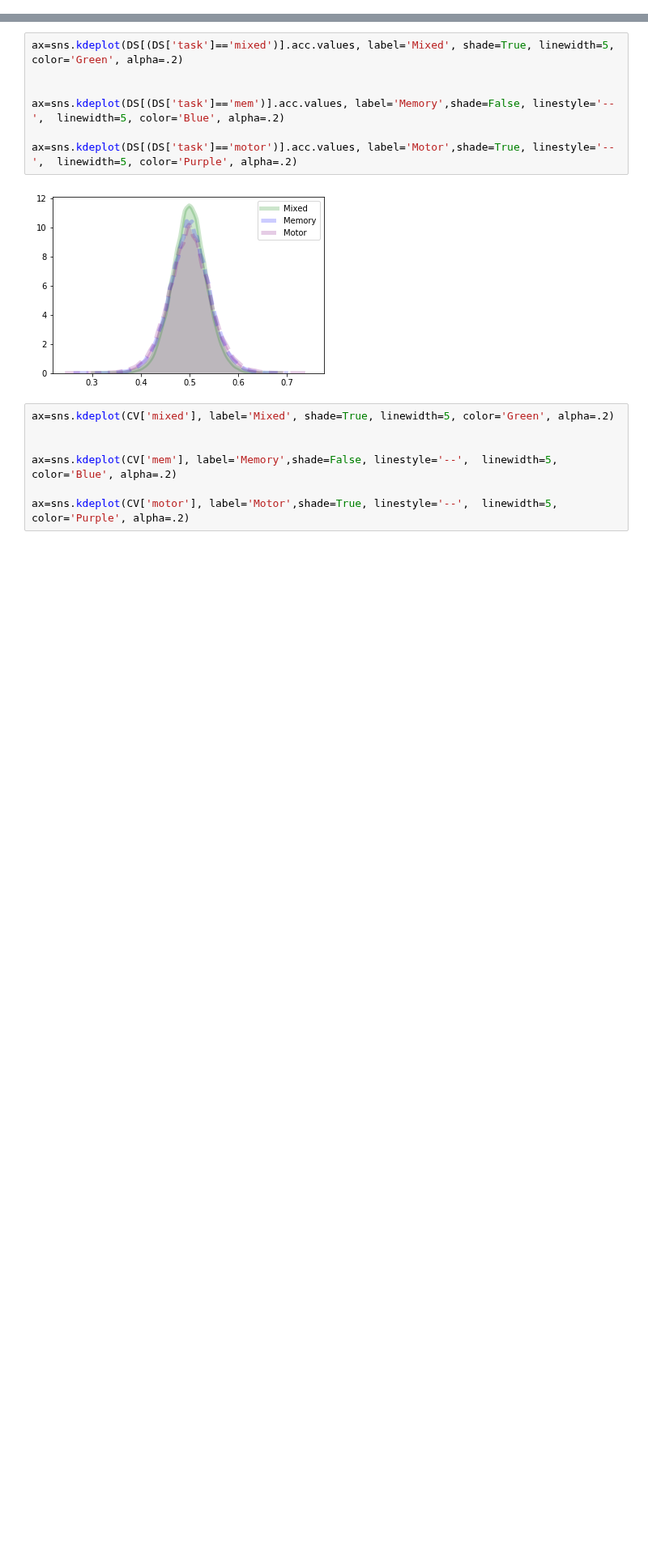
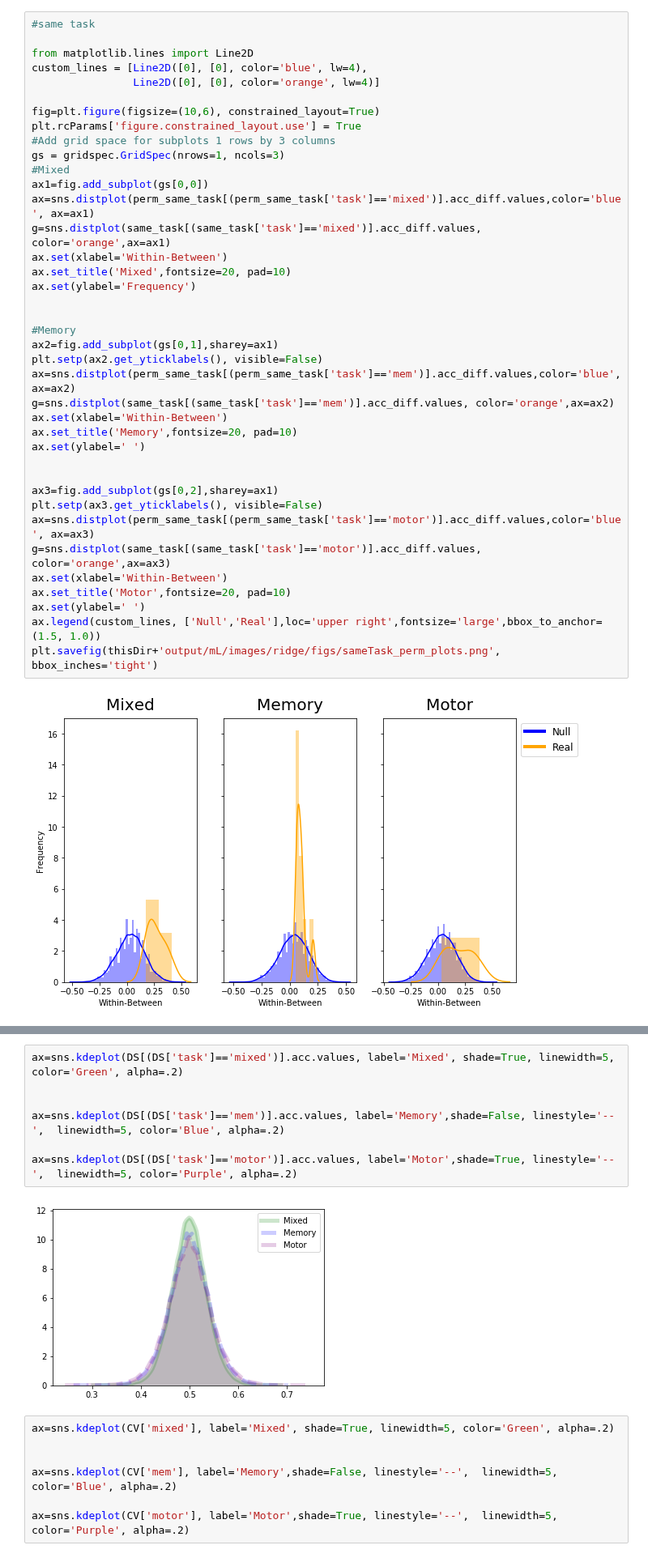
Before and after one commit to GrattonLab/MSC_Alexis, a Jupyter notebook: analysis/code/mL_rsfMRI/supplemental_exploration/perm_stats.ipynb, the cells around one changed output, grey strips where cells are left out. Shown at 81% size. Drawn from its saved outputs; the diff is of its cells as text; blank space fills up the shorter version.

```diff
--- a/analysis/code/mL_rsfMRI/supplemental_exploration/perm_stats.ipynb
+++ b/analysis/code/mL_rsfMRI/supplemental_exploration/perm_stats.ipynb
@@ -25,0 +59,41 @@ CV.head()
+# %%
+#same task
+
+from matplotlib.lines import Line2D
+custom_lines = [Line2D([0], [0], color='blue', lw=4),
+                Line2D([0], [0], color='orange', lw=4)]
+
+fig=plt.figure(figsize=(10,6), constrained_layout=True)
+plt.rcParams['figure.constrained_layout.use'] = True
+#Add grid space for subplots 1 rows by 3 columns
+gs = gridspec.GridSpec(nrows=1, ncols=3)
+#Mixed
+ax1=fig.add_subplot(gs[0,0])
+ax=sns.distplot(perm_same_task[(perm_same_task['task']=='mixed')].acc_diff.values,color='blue', ax=ax1)
+g=sns.distplot(same_task[(same_task['task']=='mixed')].acc_diff.values, color='orange',ax=ax1)
+ax.set(xlabel='Within-Between')
+ax.set_title('Mixed',fontsize=20, pad=10)
+ax.set(ylabel='Frequency')
+
+
+#Memory
+ax2=fig.add_subplot(gs[0,1],sharey=ax1)
+plt.setp(ax2.get_yticklabels(), visible=False)
+ax=sns.distplot(perm_same_task[(perm_same_task['task']=='mem')].acc_diff.values,color='blue', ax=ax2)
+g=sns.distplot(same_task[(same_task['task']=='mem')].acc_diff.values, color='orange',ax=ax2)
+ax.set(xlabel='Within-Between')
+ax.set_title('Memory',fontsize=20, pad=10)
+ax.set(ylabel=' ')
+
+
+ax3=fig.add_subplot(gs[0,2],sharey=ax1)
+plt.setp(ax3.get_yticklabels(), visible=False)
+ax=sns.distplot(perm_same_task[(perm_same_task['task']=='motor')].acc_diff.values,color='blue', ax=ax3)
+g=sns.distplot(same_task[(same_task['task']=='motor')].acc_diff.values, color='orange',ax=ax3)
+ax.set(xlabel='Within-Between')
+ax.set_title('Motor',fontsize=20, pad=10)
+ax.set(ylabel=' ')
+ax.legend(custom_lines, ['Null','Real'],loc='upper right',fontsize='large',bbox_to_anchor=(1.5, 1.0))
+plt.savefig(thisDir+'output/mL/images/ridge/figs/sameTask_perm_plots.png', bbox_inches='tight')
+# %% [output]
+[figure, added]
```
Also changed, not shown: parts of 22 cells of this notebook, 21 other files.
